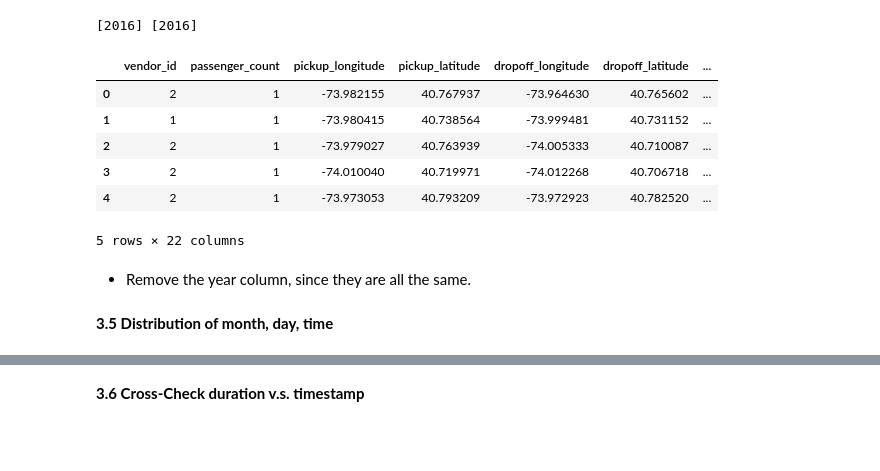
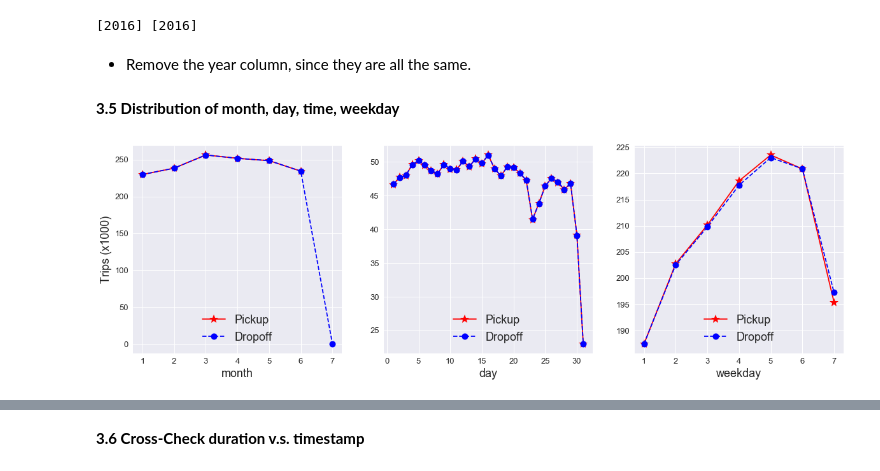
Before and after one commit to yennanliu/NYC_Taxi_Trip_Duration, a Jupyter notebook: notebook/EDA_jtsai_overview.ipynb, the cells around one changed output, grey strips where cells are left out. Drawn from its saved outputs; the diff is of its cells as text; code cells hidden in the pictures; blank space fills up the shorter version.

```diff
--- a/notebook/EDA_jtsai_overview.ipynb
+++ b/notebook/EDA_jtsai_overview.ipynb
@@ -193,10 +195,21 @@ for situation in ['pickup', 'dropoff']:
     start_time = time.time()
     print 'Extracting '+situation+'_datetime....'
 
-    # Add splitted datetime columns
-    for i, name in enumerate(datetime_list):
-        newcol = create_feature(df, situation+'_datetime', get_datetime, idx=i)
-        df = add_column(df, situation+'_'+name, newcol)
+    # Add year
+    newcol = create_feature(df, situation+'_datetime', get_datetime, idx='year')
+    df = add_column(df, situation+'_year', newcol)
+
+    # Add month
+    newcol = create_feature(df, situation+'_datetime', get_datetime, idx='month')
+    df = add_column(df, situation+'_month', newcol)
+
+    # Add day
+    newcol = create_feature(df, situation+'_datetime', get_datetime, idx='day')
+    df = add_column(df, situation+'_day', newcol)
+
+    # Add time
+    newcol = create_feature(df, situation+'_datetime', get_time)
+    df = add_column(df, situation+'_time', newcol)
 
     # Add weekday
     newcol = create_feature(df, situation+'_datetime', get_weekday)
@@ -206,6 +219,11 @@ for situation in ['pickup', 'dropoff']:
     newcol = create_feature(df, situation+'_datetime', get_timestamp)
     df = add_column(df, situation+'_timestamp', newcol)
 
+    ## Add splitted datetime columns
+    #for i, name in enumerate(datetime_list):
+    #    newcol = create_feature(df, situation+'_datetime', get_datetime, idx=i)
+    #    df = add_column(df, situation+'_'+name, newcol)
+
     print 'Done : %s sec.'% str(time.time() - start_time)
 # %% [output]
 Extracting pickup_datetime....
@@ -236,13 +253,6 @@ print np.unique(df['pickup_year']), np.unique(df['dropoff_year'])
 df.__delitem__('pickup_year')
 df.__delitem__('dropoff_year')
 df.head()
+df.to_csv('../data/train_timefixed.csv')
-# %% [output]
-|  | vendor_id | passenger_count | pickup_longitude | pickup_latitude | dropoff_longitude | dropoff_latitude | ... |
-| 0 | 2 | 1 | -73.982155 | 40.767937 | -73.964630 | 40.765602 | ... |
-| 1 | 1 | 1 | -73.980415 | 40.738564 | -73.999481 | 40.731152 | ... |
-| 2 | 2 | 1 | -73.979027 | 40.763939 | -74.005333 | 40.710087 | ... |
-| 3 | 2 | 1 | -74.010040 | 40.719971 | -74.012268 | 40.706718 | ... |
-| 4 | 2 | 1 | -73.973053 | 40.793209 | -73.972923 | 40.782520 | ... |
-5 rows × 22 columns
 # %% [markdown]
 * Remove the year column, since they are all the same.
@@ -249,2 +261,2 @@ df.head()
 # %% [markdown]
-**3.5 Distribution of month, day, time**
+**3.5 Distribution of month, day, time, weekday**
@@ -252,0 +263,15 @@ df.head()
+# %%
+nomalize=1000 # tirps
+fig, ax = plt.subplots(ncols=3, sharey=False)
+fig.set_size_inches(20,6)
+for i, name in enumerate(['month', 'day', 'weekday']):
+    ax[i].plot(df.groupby('pickup_'+name).count()['vendor_id']/nomalize,  'r-*',  markersize=15,  label='Pickup')
+    ax[i].plot(df.groupby('dropoff_'+name).count()['vendor_id']/nomalize, 'b--o', markersize=10, label='Dropoff')
+    ax[i].legend(loc='lower center', fontsize=18)
+    ax[i].tick_params(labelsize=13)
+    ax[i].set_xlabel( name, fontsize=18)
+    if i is 0:
+        ax[i].set_ylabel('Trips (x%d)'%nomalize, fontsize=18)
+plt.show()
+# %% [output]
+[figure, added]
```
Also changed, not shown: parts of 7 cells of this notebook.
